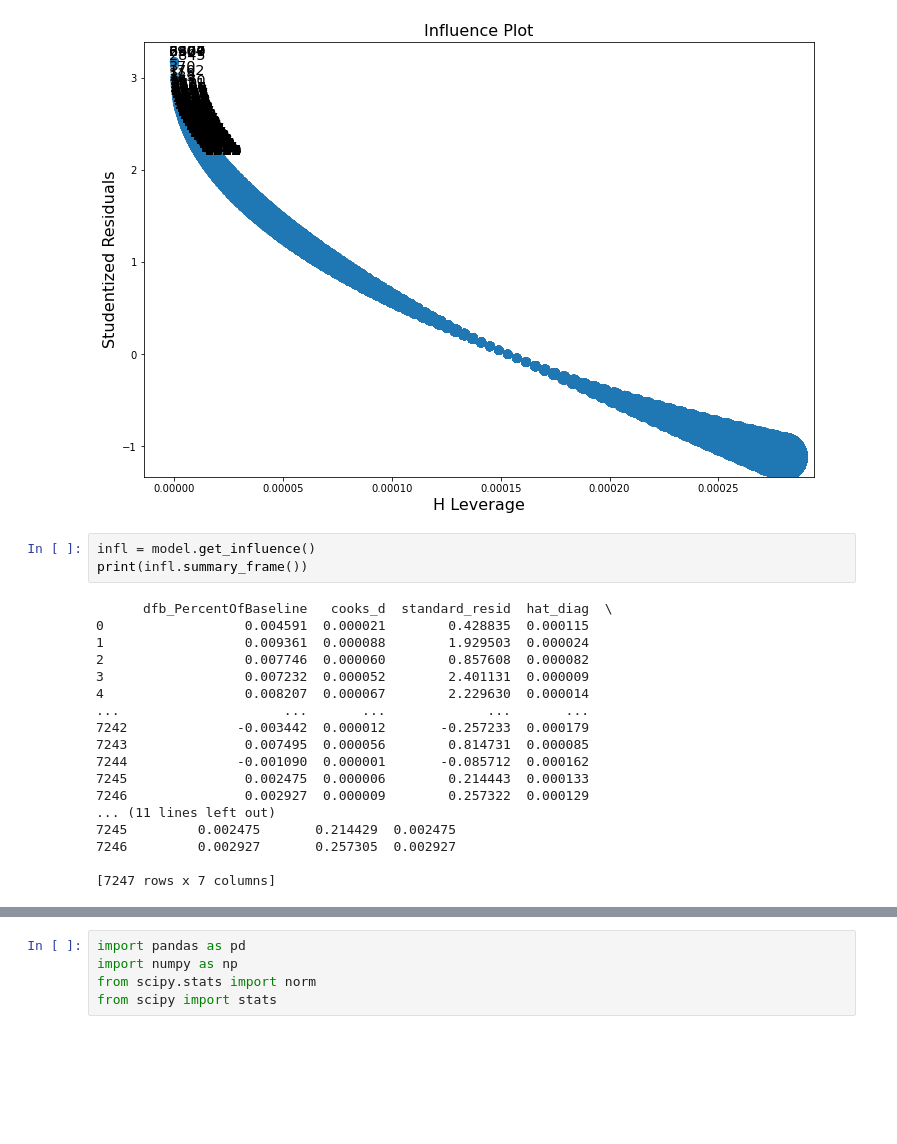
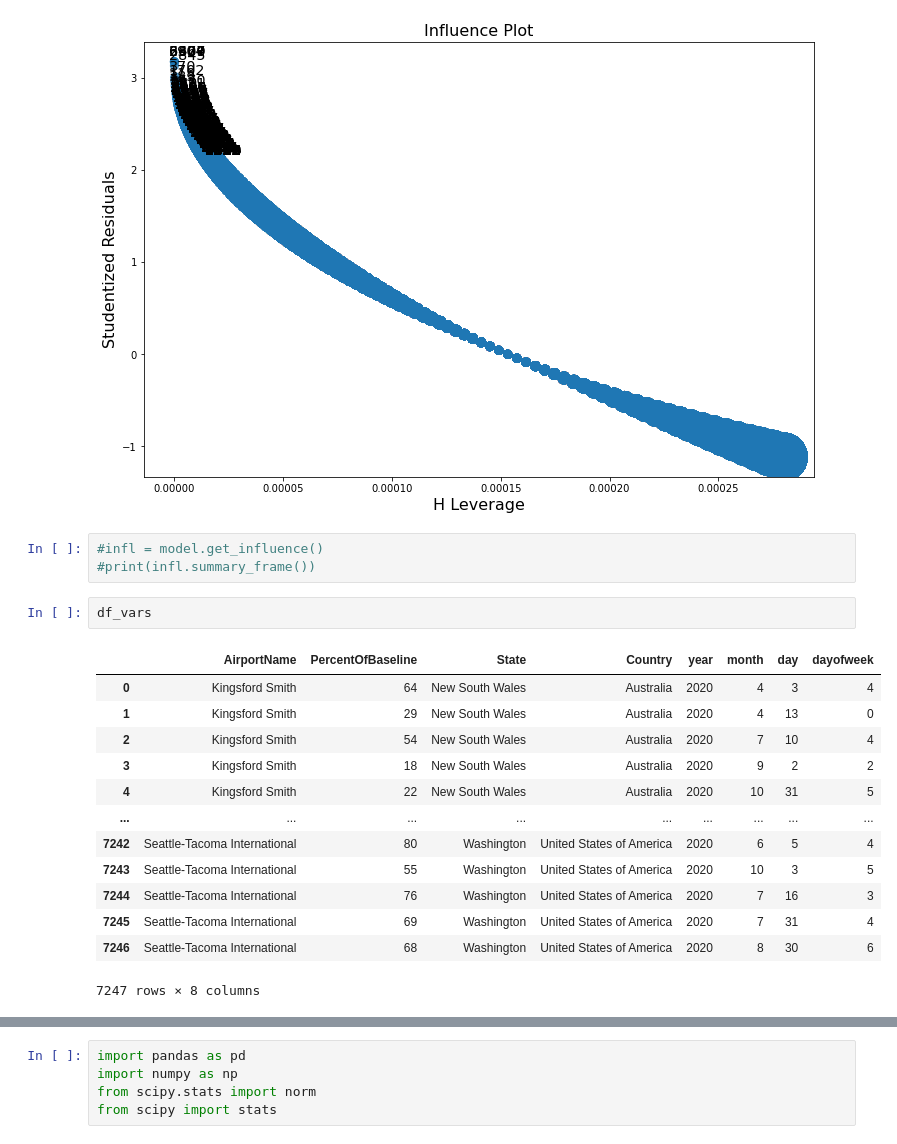
Before and after one commit to Team-Dynamite/Project-TNT, a Jupyter notebook: Notebooks/covid-airport.ipynb, the cells around one changed output, grey strips where cells are left out. Saved outputs shown, nothing was run; the diff lists cells and outputs as text; blank space fills up the shorter version.

```diff
--- a/Notebooks/covid-airport.ipynb
+++ b/Notebooks/covid-airport.ipynb
@@ -96,26 +124,24 @@ fig = sm.graphics.influence_plot(model, alpha = .05, ax = ax, criterion= "cooks"
 # %% [output]
 [figure]
 # %%
-infl = model.get_influence()
-print(infl.summary_frame())
+#infl = model.get_influence()
+#print(infl.summary_frame())
-# %% [output]
-      dfb_PercentOfBaseline   cooks_d  standard_resid  hat_diag  \
-0                  0.004591  0.000021        0.428835  0.000115
-1                  0.009361  0.000088        1.929503  0.000024
-2                  0.007746  0.000060        0.857608  0.000082
-3                  0.007232  0.000052        2.401131  0.000009
-4                  0.008207  0.000067        2.229630  0.000014
-...                     ...       ...             ...       ...
-7242              -0.003442  0.000012       -0.257233  0.000179
-7243               0.007495  0.000056        0.814731  0.000085
-7244              -0.001090  0.000001       -0.085712  0.000162
-7245               0.002475  0.000006        0.214443  0.000133
-7246               0.002927  0.000009        0.257322  0.000129
-... (11 lines left out)
-7245         0.002475       0.214429  0.002475
-7246         0.002927       0.257305  0.002927
-
-[7247 rows x 7 columns]
+# %%
+df_vars
+# %% [output]
+|  | AirportName | PercentOfBaseline | State | Country | year | month | day | dayofweek |
+| 0 | Kingsford Smith | 64 | New South Wales | Australia | 2020 | 4 | 3 | 4 |
+| 1 | Kingsford Smith | 29 | New South Wales | Australia | 2020 | 4 | 13 | 0 |
+| 2 | Kingsford Smith | 54 | New South Wales | Australia | 2020 | 7 | 10 | 4 |
+| 3 | Kingsford Smith | 18 | New South Wales | Australia | 2020 | 9 | 2 | 2 |
+| 4 | Kingsford Smith | 22 | New South Wales | Australia | 2020 | 10 | 31 | 5 |
+| ... | ... | ... | ... | ... | ... | ... | ... | ... |
+| 7242 | Seattle-Tacoma International | 80 | Washington | United States of America | 2020 | 6 | 5 | 4 |
+| 7243 | Seattle-Tacoma International | 55 | Washington | United States of America | 2020 | 10 | 3 | 5 |
+| 7244 | Seattle-Tacoma International | 76 | Washington | United States of America | 2020 | 7 | 16 | 3 |
+| 7245 | Seattle-Tacoma International | 69 | Washington | United States of America | 2020 | 7 | 31 | 4 |
+| 7246 | Seattle-Tacoma International | 68 | Washington | United States of America | 2020 | 8 | 30 | 6 |
+7247 rows × 8 columns
 # %%
 model.summary()
 # %% [output]
```
Also changed, not shown: parts of 19 cells of this notebook.
